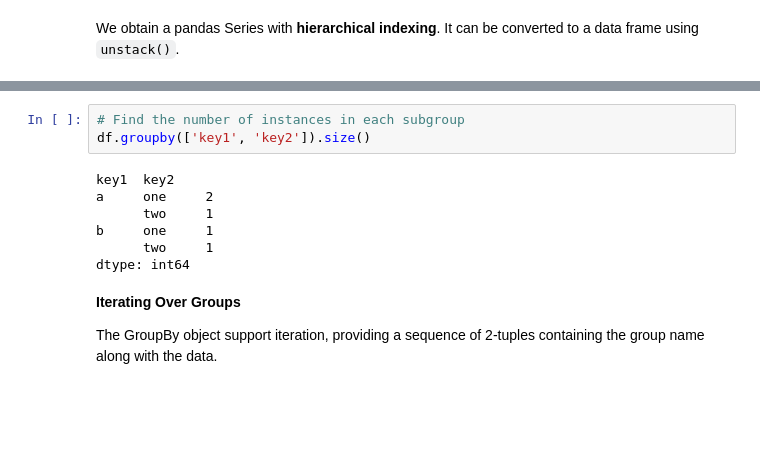
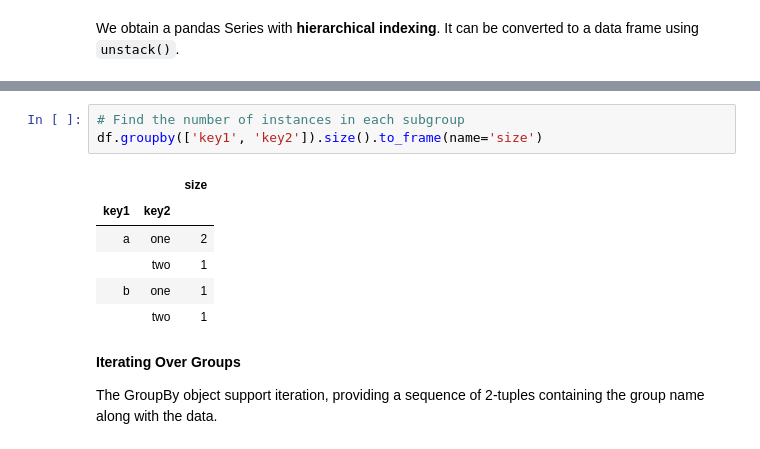
Before and after one commit to ch00226855/CMP464-Fall2019, a Jupyter notebook: Week13_GroupbyMechanics.ipynb, the cells around one changed output, grey strips where cells are left out. Drawn from its saved outputs; the diff is of its cells as text; blank space fills up the shorter version.

```diff
--- a/Week13_GroupbyMechanics.ipynb
+++ b/Week13_GroupbyMechanics.ipynb
@@ -119,13 +174,13 @@ df.groupby(['key1', 'key2']).mean()
 # %%
 # Find the number of instances in each subgroup
-df.groupby(['key1', 'key2']).size()
+df.groupby(['key1', 'key2']).size().to_frame(name='size')
 # %% [output]
-key1  key2
-a     one     2
-      two     1
-b     one     1
-      two     1
-dtype: int64
+|  |  | size |
+| key1 | key2 |  |
+| a | one | 2 |
+|  | two | 1 |
+| b | one | 1 |
+|  | two | 1 |
 # %% [markdown]
 **Iterating Over Groups**
 
```
Also changed, not shown: parts of 68 cells of this notebook.
